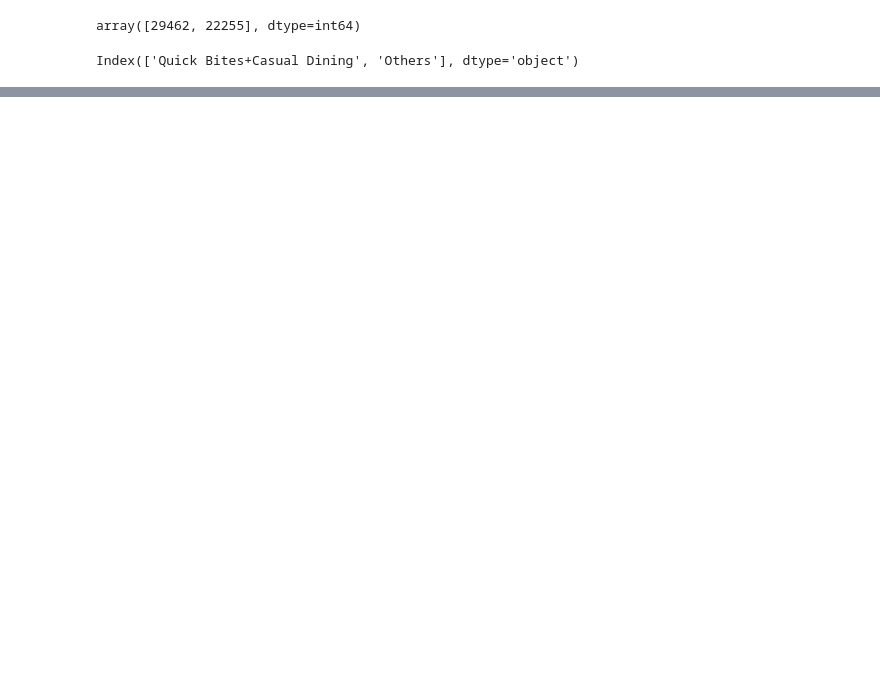
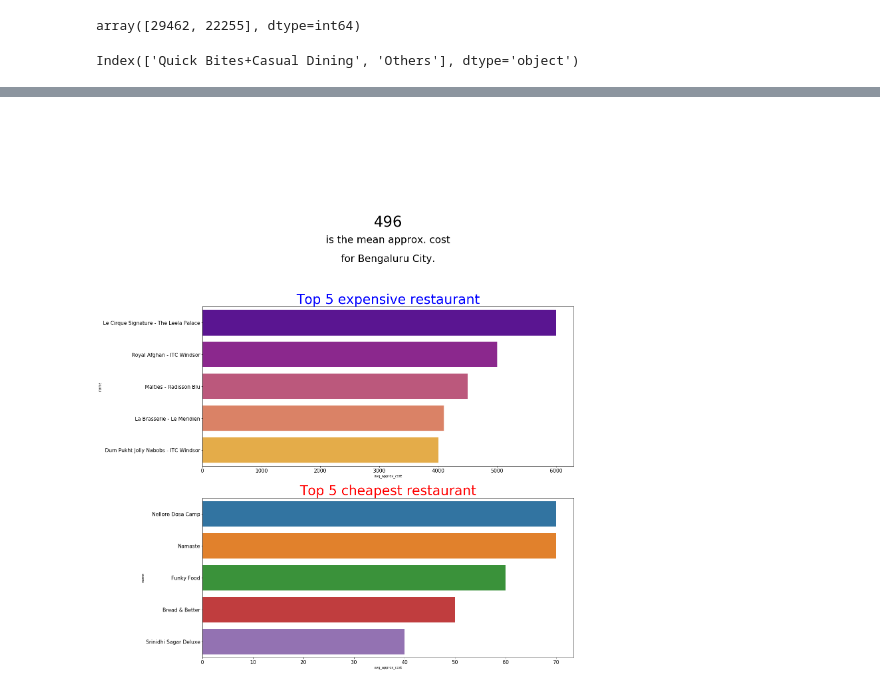
Before and after one commit to Ephemeral-Ahsan/zomato-data-analysis, a Jupyter notebook: Zomato-data-analysis-checkpoint.ipynb, the cells around one changed output, grey strips where cells are left out. Drawn from its saved outputs; the diff is of its cells as text; code cells hidden in the pictures; blank space fills up the shorter version.

```diff
--- a/Zomato-data-analysis-checkpoint.ipynb
+++ b/Zomato-data-analysis-checkpoint.ipynb
@@ -237,0 +336,18 @@ fig.show()
+# %%
+import seaborn as sns
+fig,axes= plt.subplots(3,1,figsize=(20,30))
+axes[0].text(0.50,0.30,int(popular.avg_approx_cost.mean()),fontsize=45,ha='center')
+axes[0].text(0.50,0.20,'is the mean approx. cost',fontsize=30,ha='center')
+axes[0].text(0.50,0.08,'for Bengaluru City.',fontsize=30,ha='center')
+axes[0].axis('off')
+
+# data visualisation using sns
+sns.barplot('avg_approx_cost','name',data= popular.sort_values('avg_approx_cost',ascending=False).query("avg_approx_cost>0").head(5),ax=axes[1],palette='plasma').set_title('Top 5 expensive restaurant',fontsize=40,c='b')
+axes[1].tick_params(labelsize=15)
+
+# data visualisation using sns
+sns.barplot('avg_approx_cost','name',data= popular.sort_values('avg_approx_cost',ascending=False).query("avg_approx_cost>0").tail(5),ax=axes[2])
+axes[2].set_title('Top 5 cheapest restaurant',fontsize=40,color='r')
+axes[2].tick_params(labelsize=15);
+# %% [output]
+[figure, added]
```
Also changed, not shown: parts of 22 cells of this notebook.
